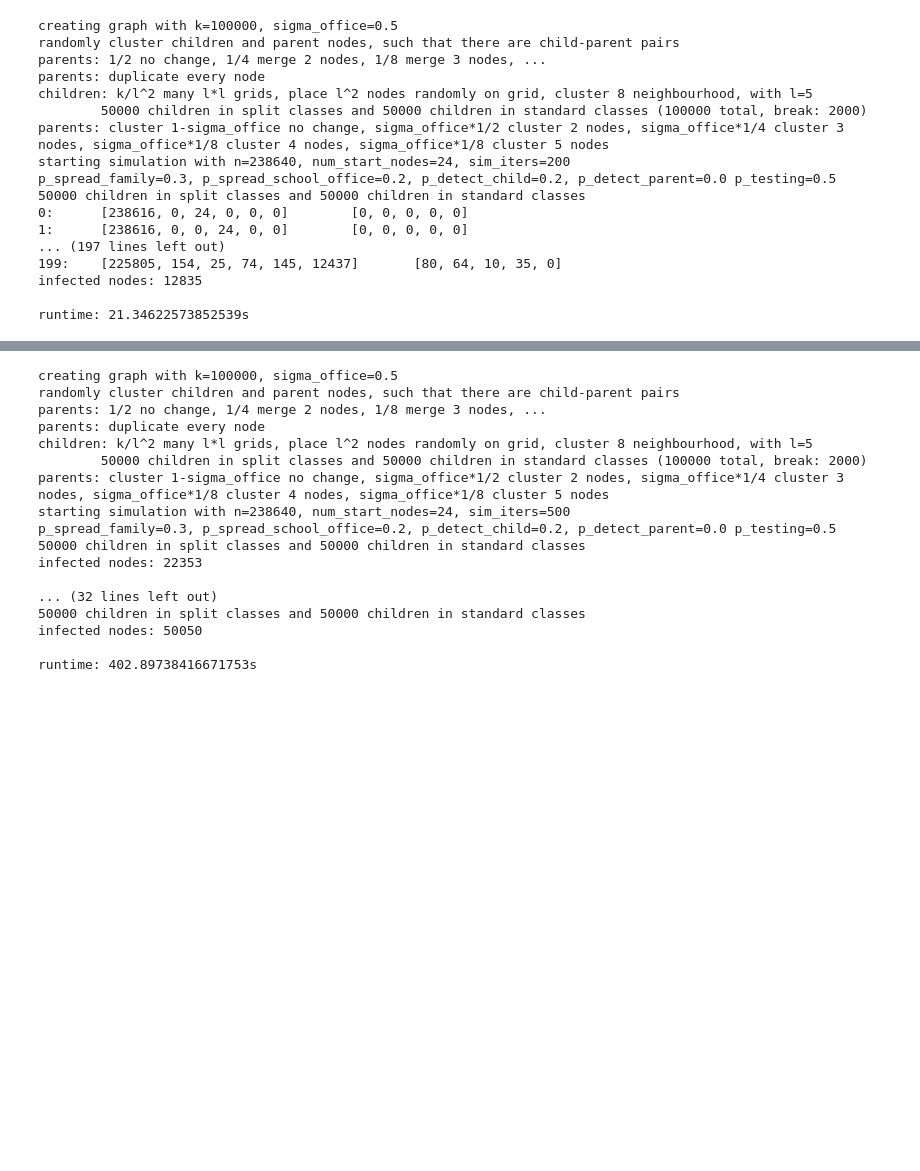
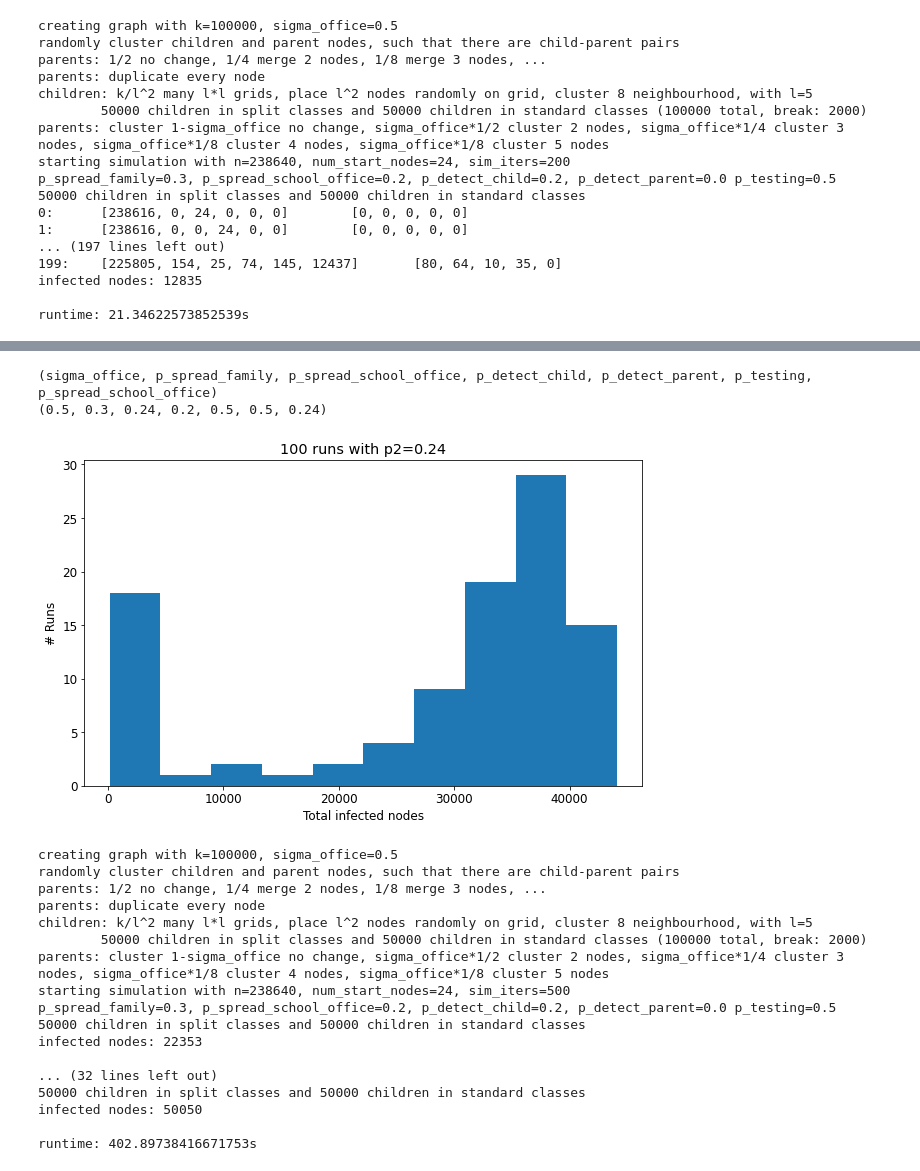
Before and after one commit to Flugstein/epsim, a Jupyter notebook: epsim_plot.ipynb, the cells around one changed output, grey strips where cells are left out. Saved outputs shown, nothing was run; the diff lists cells and outputs as text; code cells hidden in the pictures; blank space fills up the shorter version.

```diff
--- a/epsim_plot.ipynb
+++ b/epsim_plot.ipynb
@@ -34,3 +111,22 @@ runtime: 21.34622573852539s
+# %%
+# Plot histogram of total infections for all runs
+
+plt.rcParams.update({'font.size': 12})
+
+print('(sigma_office, p_spread_family, p_spread_school_office, p_detect_child, p_detect_parent, p_testing, p_spread_school_office)')
+for param_combi, runs in runs_per_param_combi.items():
+    print(param_combi)
+    total_infec_per_run = [max(run) for run in runs]
+    fig, axs = plt.subplots(figsize=(10,6))
+    fig.patch.set_facecolor('xkcd:white')
+    axs.set_title('100 runs with p2=0.24')
+    axs.set_xlabel('Total infected nodes')
+    axs.set_ylabel('# Runs')
+    axs.hist(total_infec_per_run)
+# %% [output]
+(sigma_office, p_spread_family, p_spread_school_office, p_detect_child, p_detect_parent, p_testing, p_spread_school_office)
+(0.5, 0.3, 0.24, 0.2, 0.5, 0.5, 0.24)
+[figure, added]
 # %%
 # Run with various parameters
 
```
Also changed, not shown: parts of 5 cells of this notebook.
